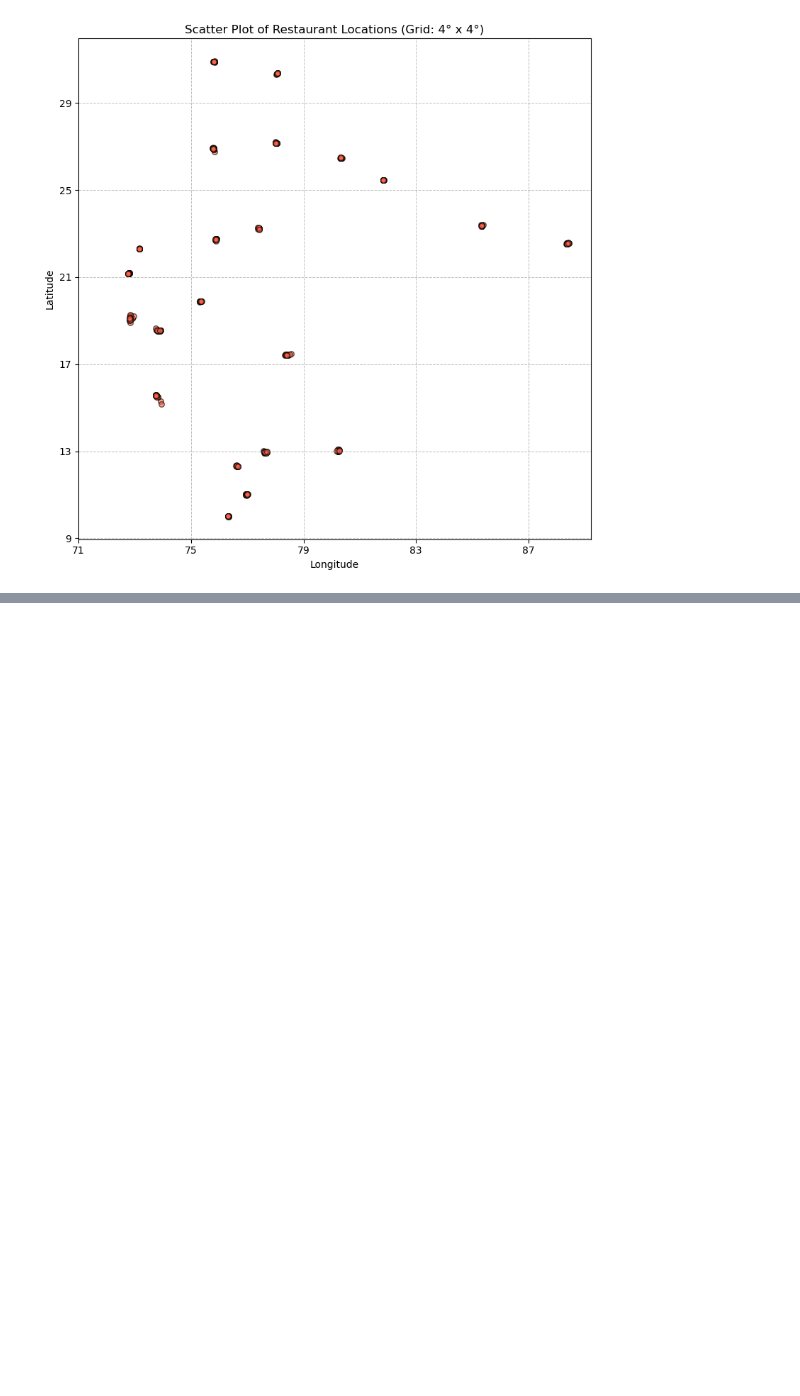
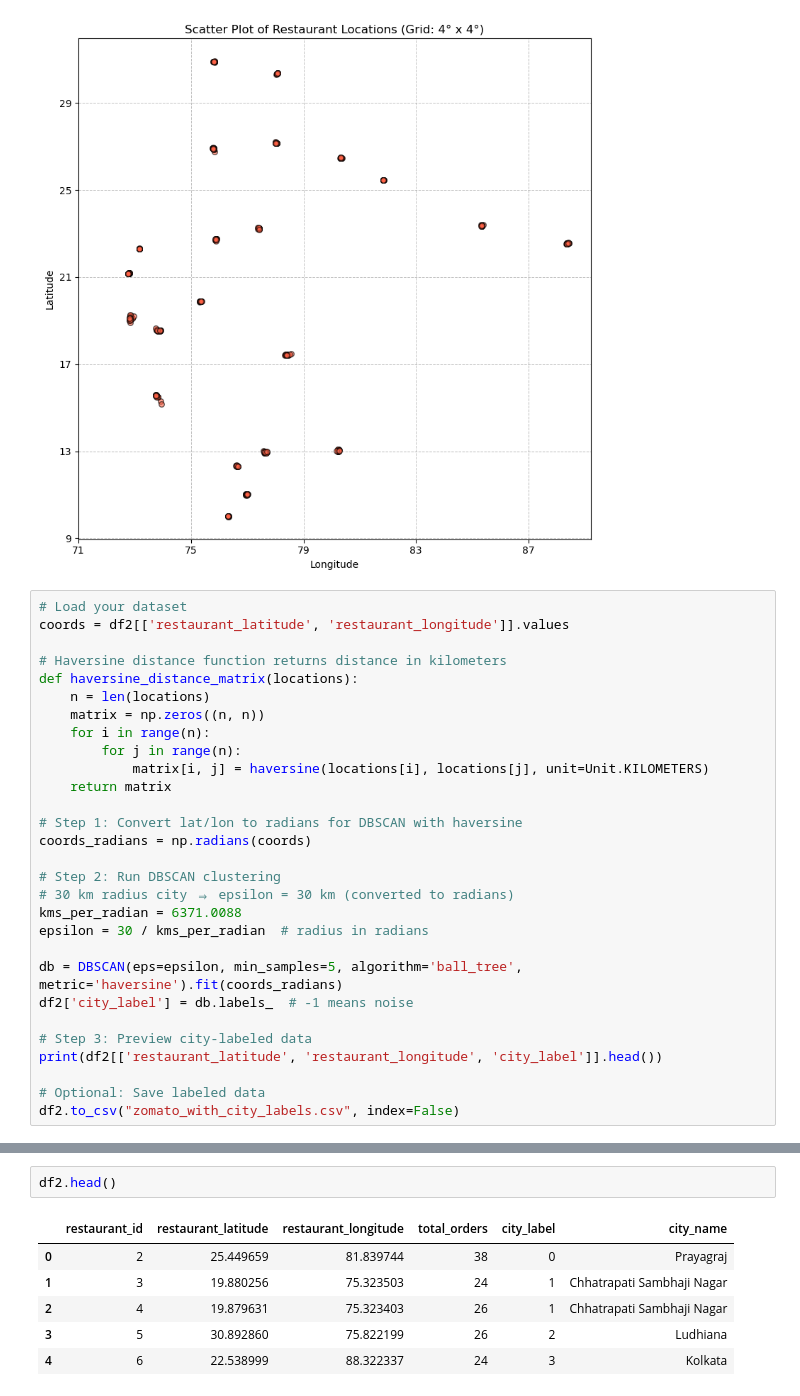
Before and after one commit to shubhx32/Network-Food-Delivery-EDA, a Jupyter notebook: notebooks/Food-Delivery-EDA.ipynb, the cells around one changed output, grey strips where cells are left out. Saved outputs shown, nothing was run; the diff lists cells and outputs as text; blank space fills up the shorter version.

```diff
--- a/notebooks/Food-Delivery-EDA.ipynb
+++ b/notebooks/Food-Delivery-EDA.ipynb
@@ -257,3 +234,32 @@ plt.tight_layout()
 plt.show()
 # %% [output]
 [figure]
+# %%
+# Load your dataset
+coords = df2[['restaurant_latitude', 'restaurant_longitude']].values
+
+# Haversine distance function returns distance in kilometers
+def haversine_distance_matrix(locations):
+    n = len(locations)
+    matrix = np.zeros((n, n))
+    for i in range(n):
+        for j in range(n):
+            matrix[i, j] = haversine(locations[i], locations[j], unit=Unit.KILOMETERS)
+    return matrix
+
+# Step 1: Convert lat/lon to radians for DBSCAN with haversine
+coords_radians = np.radians(coords)
+
+# Step 2: Run DBSCAN clustering
+# 30 km radius city ⇒ epsilon = 30 km (converted to radians)
+kms_per_radian = 6371.0088
+epsilon = 30 / kms_per_radian  # radius in radians
+
+db = DBSCAN(eps=epsilon, min_samples=5, algorithm='ball_tree', metric='haversine').fit(coords_radians)
+df2['city_label'] = db.labels_  # -1 means noise
+
+# Step 3: Preview city-labeled data
+print(df2[['restaurant_latitude', 'restaurant_longitude', 'city_label']].head())
+
+# Optional: Save labeled data
+df2.to_csv("zomato_with_city_labels.csv", index=False)
@@ -259,0 +535,9 @@ plt.show()
+# %%
+df2.head()
+# %% [output]
+|  | restaurant_id | restaurant_latitude | restaurant_longitude | total_orders | city_label | city_name |
+| 0 | 2 | 25.449659 | 81.839744 | 38 | 0 | Prayagraj |
+| 1 | 3 | 19.880256 | 75.323503 | 24 | 1 | Chhatrapati Sambhaji Nagar |
+| 2 | 4 | 19.879631 | 75.323403 | 26 | 1 | Chhatrapati Sambhaji Nagar |
+| 3 | 5 | 30.892860 | 75.822199 | 26 | 2 | Ludhiana |
+| 4 | 6 | 22.538999 | 88.322337 | 24 | 3 | Kolkata |
```
Also changed, not shown: parts of 12 cells of this notebook, 2 other files.
